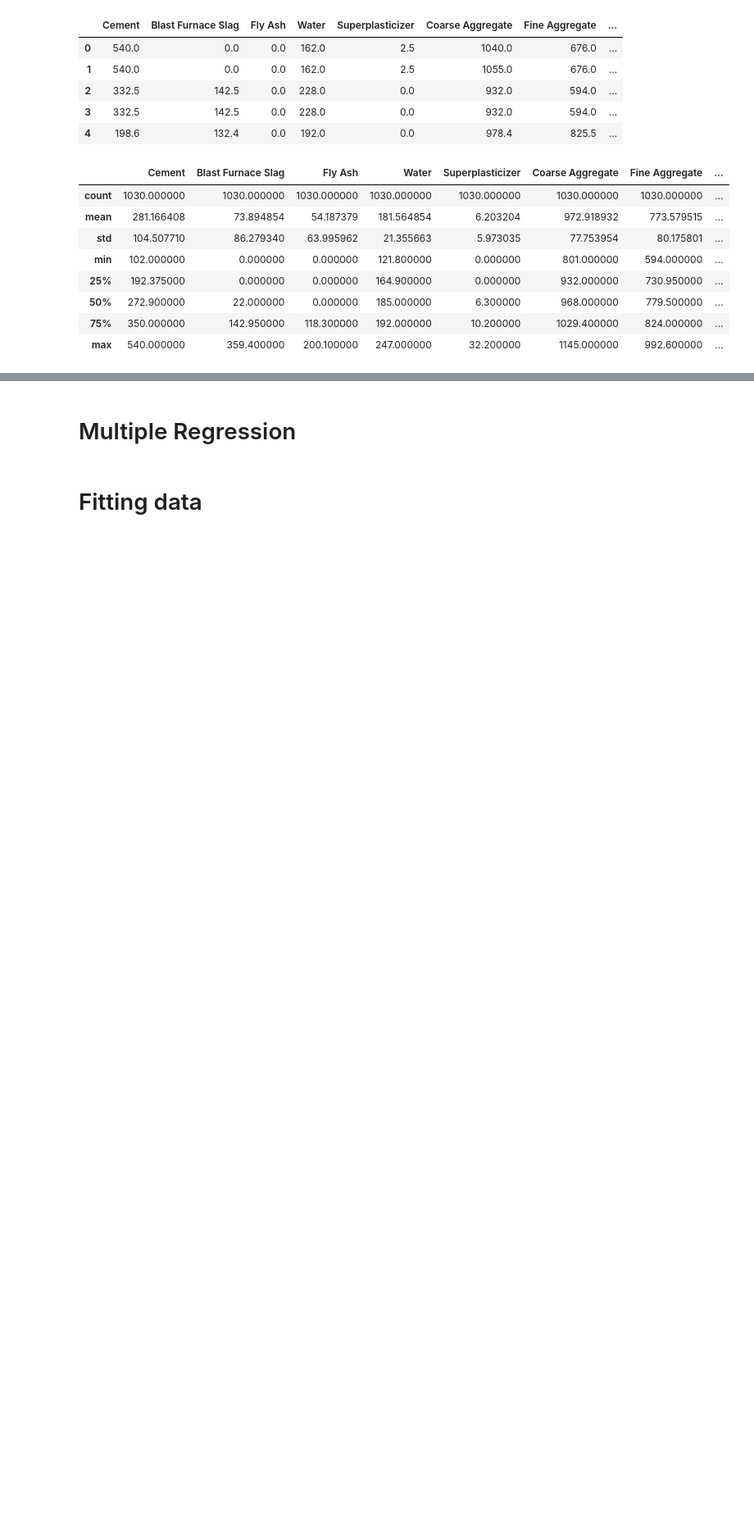
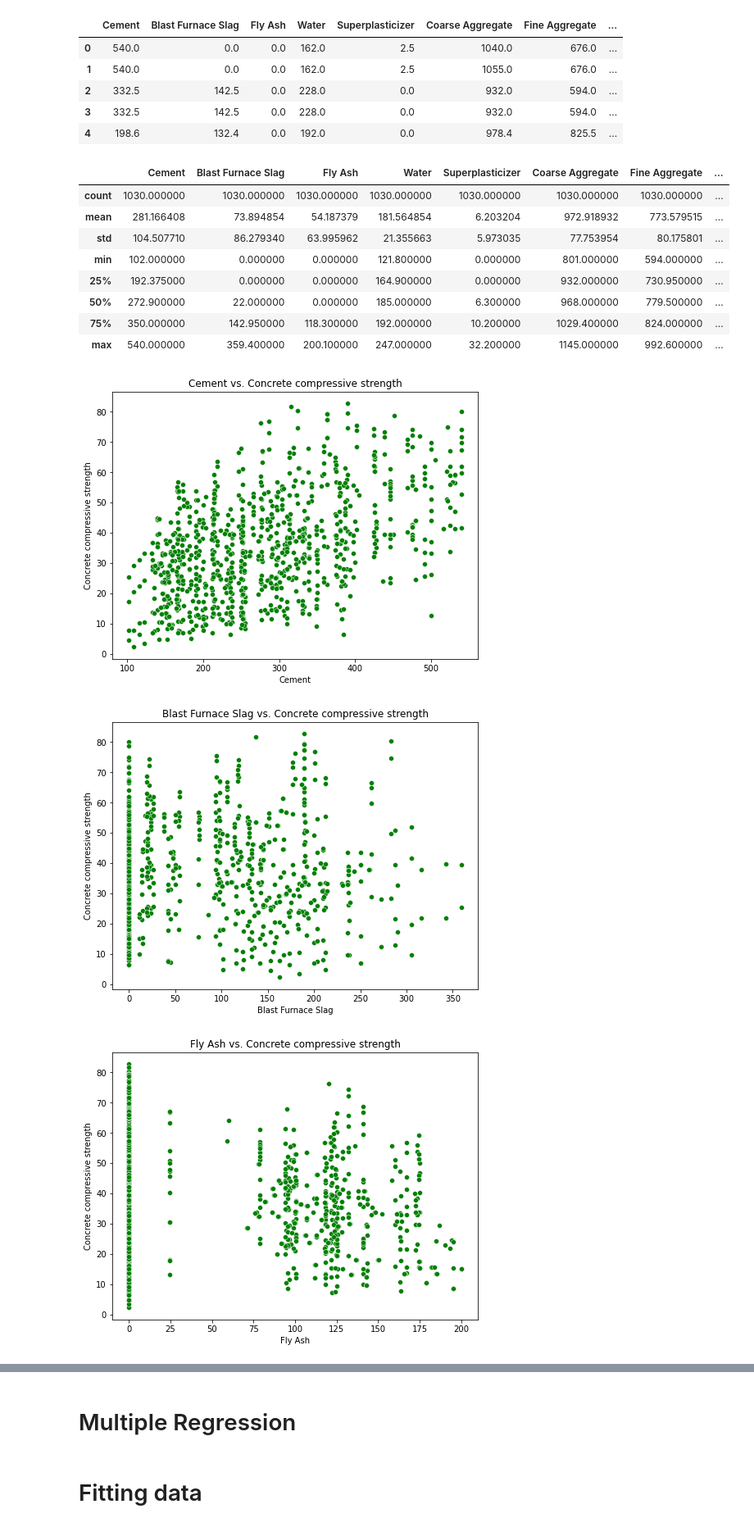
Before and after one commit to Ragin-Bull/RTSM-Course-Project, a Jupyter notebook: RTSM_Code.ipynb, the cells around one changed output, grey strips where cells are left out. Shown at 82% size. Cells and saved outputs as stored; diff of their text form; code cells hidden in the pictures; blank space fills up the shorter version.

```diff
--- a/RTSM_Code.ipynb
+++ b/RTSM_Code.ipynb
@@ -43,3 +36,25 @@ df.describe()
 | 50% | 272.900000 | 22.000000 | 0.000000 | 185.000000 | 6.300000 | 968.000000 | 779.500000 | ... |
 | 75% | 350.000000 | 142.950000 | 118.300000 | 192.000000 | 10.200000 | 1029.400000 | 824.000000 | ... |
 | max | 540.000000 | 359.400000 | 200.100000 | 247.000000 | 32.200000 | 1145.000000 | 992.600000 | ... |
+# %%
+# for column in given_cols:
+#     if column != 'Concrete compressive strength':
+#         plt.figure(figsize=(8, 6))
+#         sns.histplot(df[column].values, kde=True, bins=20, color='skyblue')
+#         plt.title(f'Distribution of {column}')
+#         plt.xlabel(column)
+#         plt.ylabel('Frequency')
+#         plt.show()
+
+for column in df.columns:
+    if column != 'Concrete compressive strength':
+        plt.figure(figsize=(8, 6))
+        sns.scatterplot(data=df, x=column, y='Concrete compressive strength', color='green')
+        plt.title(f'{column} vs. Concrete compressive strength')
+        plt.xlabel(column)
+        plt.ylabel('Concrete compressive strength')
+        plt.show()
+# %% [output]
+[figure, added]
+[figure, added]
+[figure, added]
```
Also changed, not shown: parts of 7 cells of this notebook.
